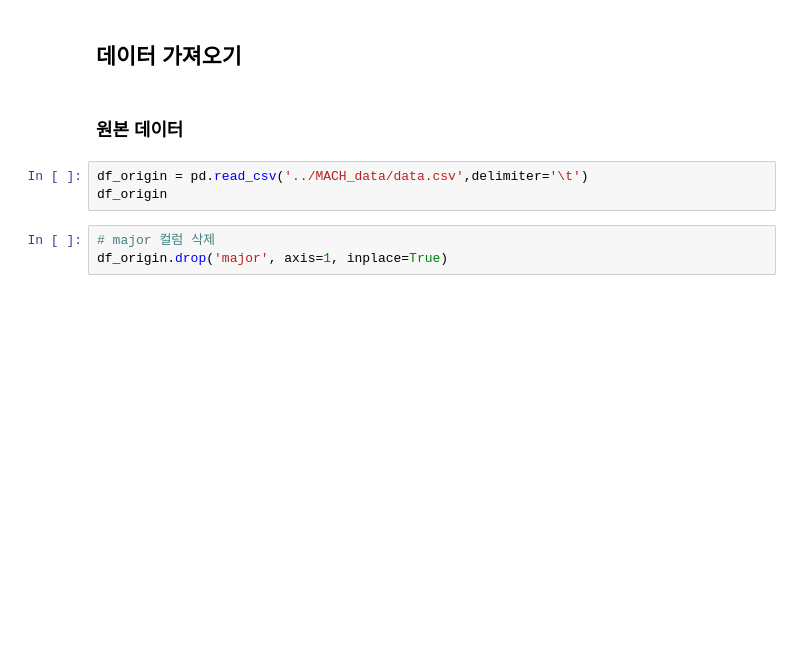
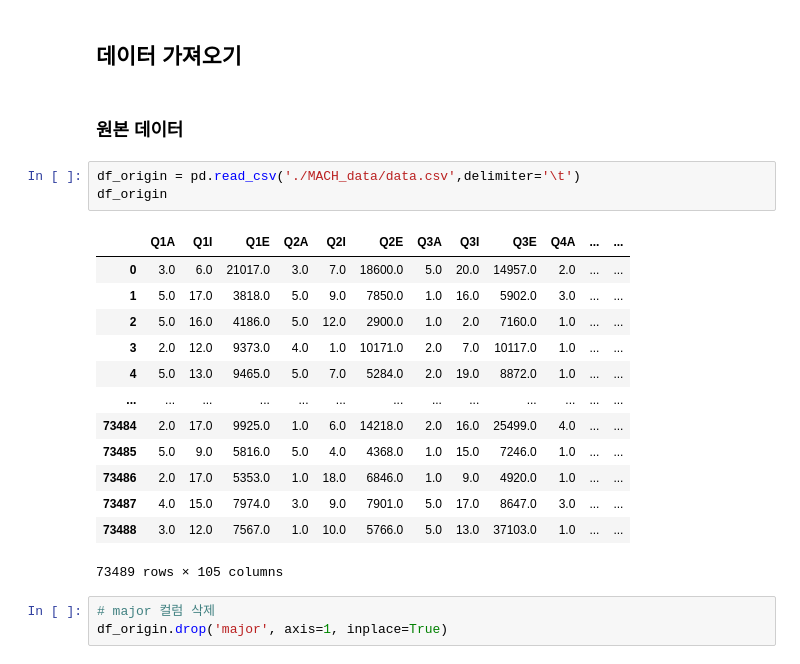
Before and after one commit to dss-14th/ml-repo-3, a Jupyter notebook: data_Nth_preprocessing.ipynb, the cells around one changed output. Saved outputs shown, nothing was run; the diff lists cells and outputs as text; blank space fills up the shorter version.

```diff
--- a/data_Nth_preprocessing.ipynb
+++ b/data_Nth_preprocessing.ipynb
@@ -32,8 +32,22 @@ ModuleNotFoundError: No module named 'hangul_font'
 # %% [markdown]
 ### 원본 데이터
 # %%
-df_origin = pd.read_csv('../MACH_data/data.csv',delimiter='\t')
+df_origin = pd.read_csv('./MACH_data/data.csv',delimiter='\t')
 df_origin
+# %% [output]
+|  | Q1A | Q1I | Q1E | Q2A | Q2I | Q2E | Q3A | Q3I | Q3E | Q4A | ... | ... |
+| 0 | 3.0 | 6.0 | 21017.0 | 3.0 | 7.0 | 18600.0 | 5.0 | 20.0 | 14957.0 | 2.0 | ... | ... |
+| 1 | 5.0 | 17.0 | 3818.0 | 5.0 | 9.0 | 7850.0 | 1.0 | 16.0 | 5902.0 | 3.0 | ... | ... |
+| 2 | 5.0 | 16.0 | 4186.0 | 5.0 | 12.0 | 2900.0 | 1.0 | 2.0 | 7160.0 | 1.0 | ... | ... |
+| 3 | 2.0 | 12.0 | 9373.0 | 4.0 | 1.0 | 10171.0 | 2.0 | 7.0 | 10117.0 | 1.0 | ... | ... |
+| 4 | 5.0 | 13.0 | 9465.0 | 5.0 | 7.0 | 5284.0 | 2.0 | 19.0 | 8872.0 | 1.0 | ... | ... |
+| ... | ... | ... | ... | ... | ... | ... | ... | ... | ... | ... | ... | ... |
+| 73484 | 2.0 | 17.0 | 9925.0 | 1.0 | 6.0 | 14218.0 | 2.0 | 16.0 | 25499.0 | 4.0 | ... | ... |
+| 73485 | 5.0 | 9.0 | 5816.0 | 5.0 | 4.0 | 4368.0 | 1.0 | 15.0 | 7246.0 | 1.0 | ... | ... |
+| 73486 | 2.0 | 17.0 | 5353.0 | 1.0 | 18.0 | 6846.0 | 1.0 | 9.0 | 4920.0 | 1.0 | ... | ... |
+| 73487 | 4.0 | 15.0 | 7974.0 | 3.0 | 9.0 | 7901.0 | 5.0 | 17.0 | 8647.0 | 3.0 | ... | ... |
+| 73488 | 3.0 | 12.0 | 7567.0 | 1.0 | 10.0 | 5766.0 | 5.0 | 13.0 | 37103.0 | 1.0 | ... | ... |
+73489 rows × 105 columns
 # %%
 # major 컬럼 삭제
 df_origin.drop('major', axis=1, inplace=True)
```
Also changed, not shown: parts of 31 cells of this notebook, 1 other file.
